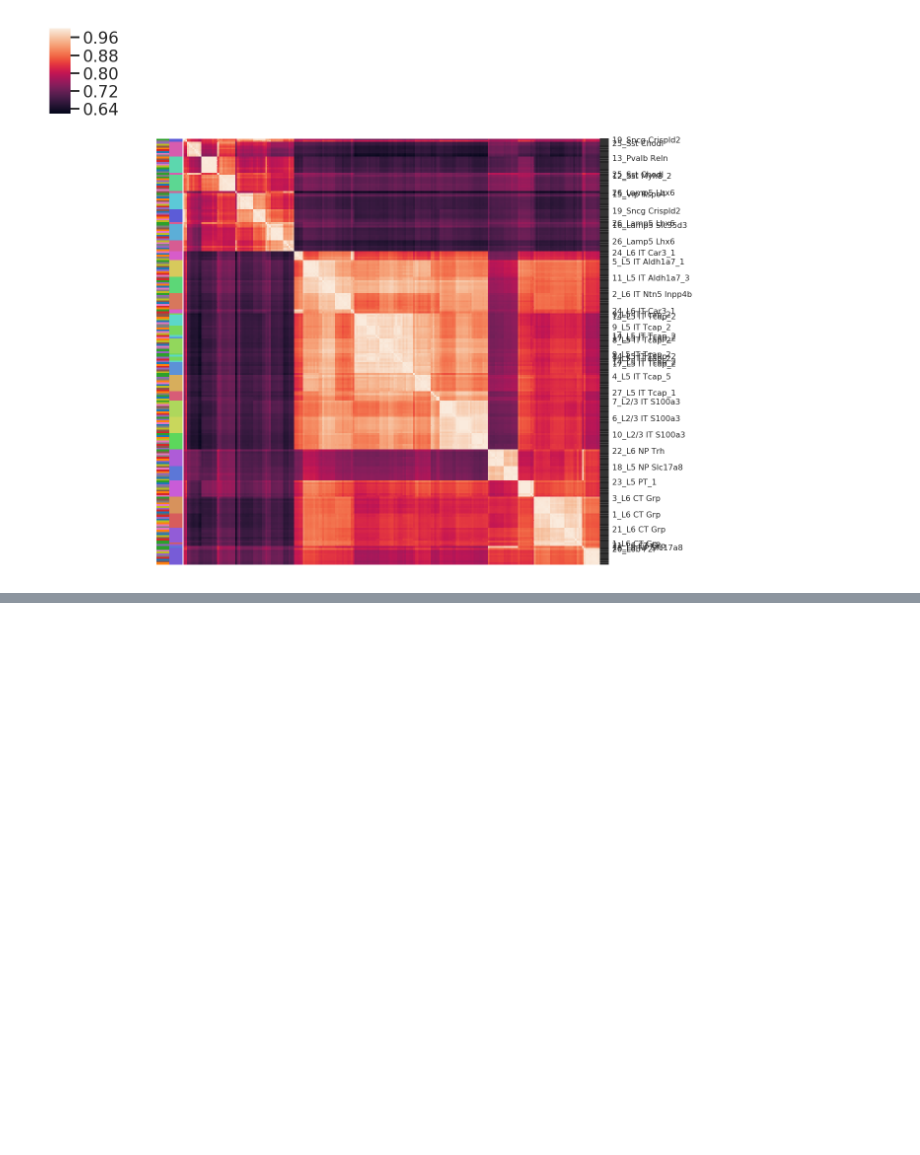
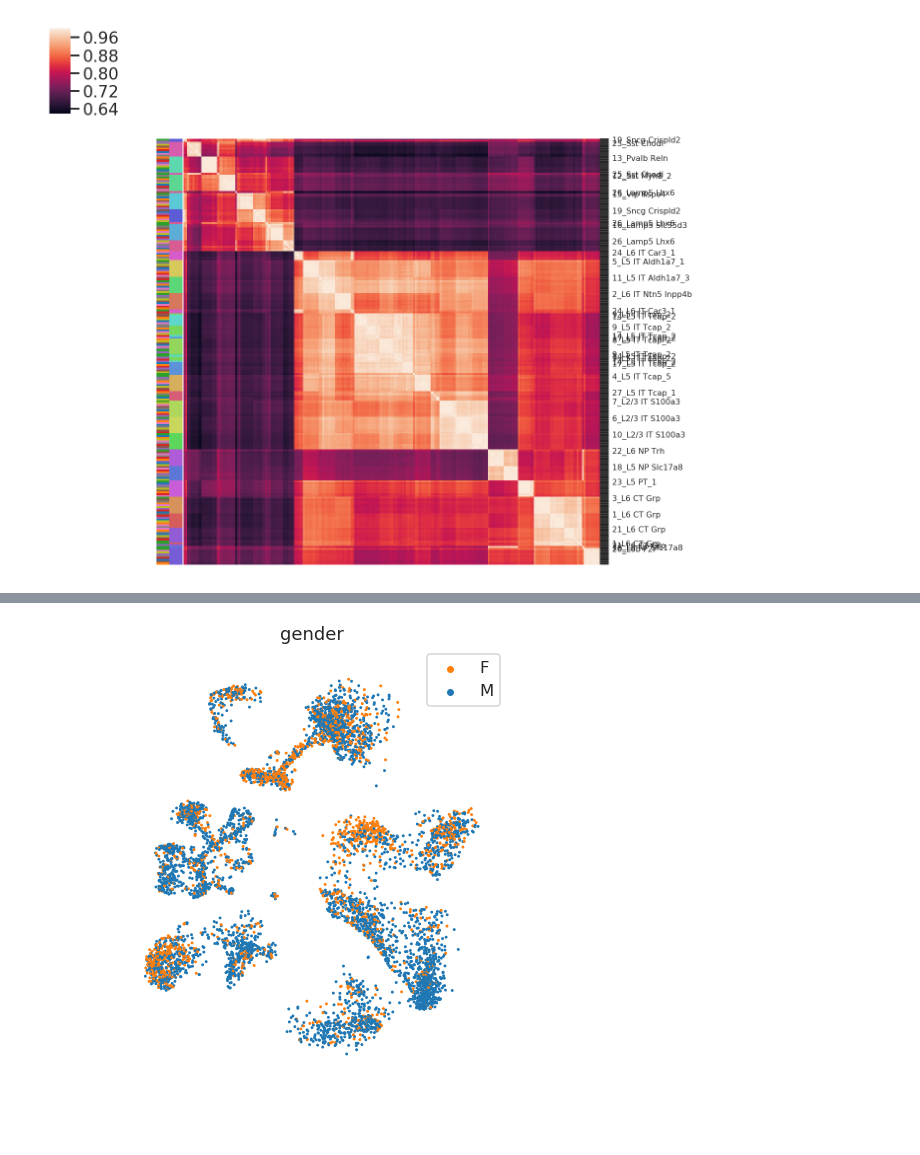
Before and after one commit to mukamel-lab/BICCN-Mouse-MOp, a Jupyter notebook: fig4/cocluster-vis-check-metadata.ipynb, the cells around one changed output, grey strips where cells are left out. Drawn from its saved outputs; the diff is of its cells as text; code cells hidden in the pictures; blank space fills up the shorter version.

```diff
--- a/fig4/cocluster-vis-check-metadata.ipynb
+++ b/fig4/cocluster-vis-check-metadata.ipynb
@@ -1078,0 +1109,13 @@ plt.show()
+# %%
+f = '/cndd/fangming/CEMBA/data/MOp_all/dropbox/smarter_cells/sample_metadata.csv'
+extra_meta = pd.read_csv(f, index_col=0)
+f = '/cndd/fangming/CEMBA/data/MOp_all/dropbox/smarter_cells/cluster.membership.csv'
+extra_meta = extra_meta.join(pd.read_csv(f, index_col=0))
+f = '/cndd/fangming/CEMBA/data/MOp_all/dropbox/smarter_cells/tsne.df.csv'
+extra_meta = extra_meta.join(pd.read_csv(f, index_col=0))
+# f = '/cndd/fangming/CEMBA/data/MOp_all/dropbox/smarter_cells/cluster.annotation.csv'
+# extra_meta = extra_meta.join(pd.read_csv(f, index_col=0))
+
+print(extra_meta.shape)
+print(list(extra_meta.columns))
+extra_meta.head()
@@ -1078,0 +1132,21 @@ plt.show()
+# %%
+sample_n = 20000
+
+fig, ax = plt.subplots(1, 1, figsize=(8*1,8*1))
+# kw_colors = {settings[mod].name: settings[mod].color for mod in mods_selected}
+tx, ty, tc = 'tsne_x_joint', 'tsne_y_joint', 'gender'
+legend_kws = {'bbox_to_anchor': (1, 1), 'loc': 'upper left'}
+snmcseq_utils.plot_tsne_labels_ax(extra_meta.join(df_info)[[tx, ty, tc]].dropna(axis=0), ax, tx, ty, tc,
+#                                   legend_kws=legend_kws,
+                                  sample_n=sample_n,
+                                  legend_size=30,
+                                  rasterized=True,
+                                  s=2,
+                                 )
+ax.set_aspect('equal')
+ax.axis('off')
+
+# fig.savefig(output_figures.format('sex', 'pdf'), bbox_inches='tight', dpi=300)
+plt.show()
+# %% [output]
+[figure, added]
```
Also changed, not shown: parts of 9 cells of this notebook, 25 other files.
